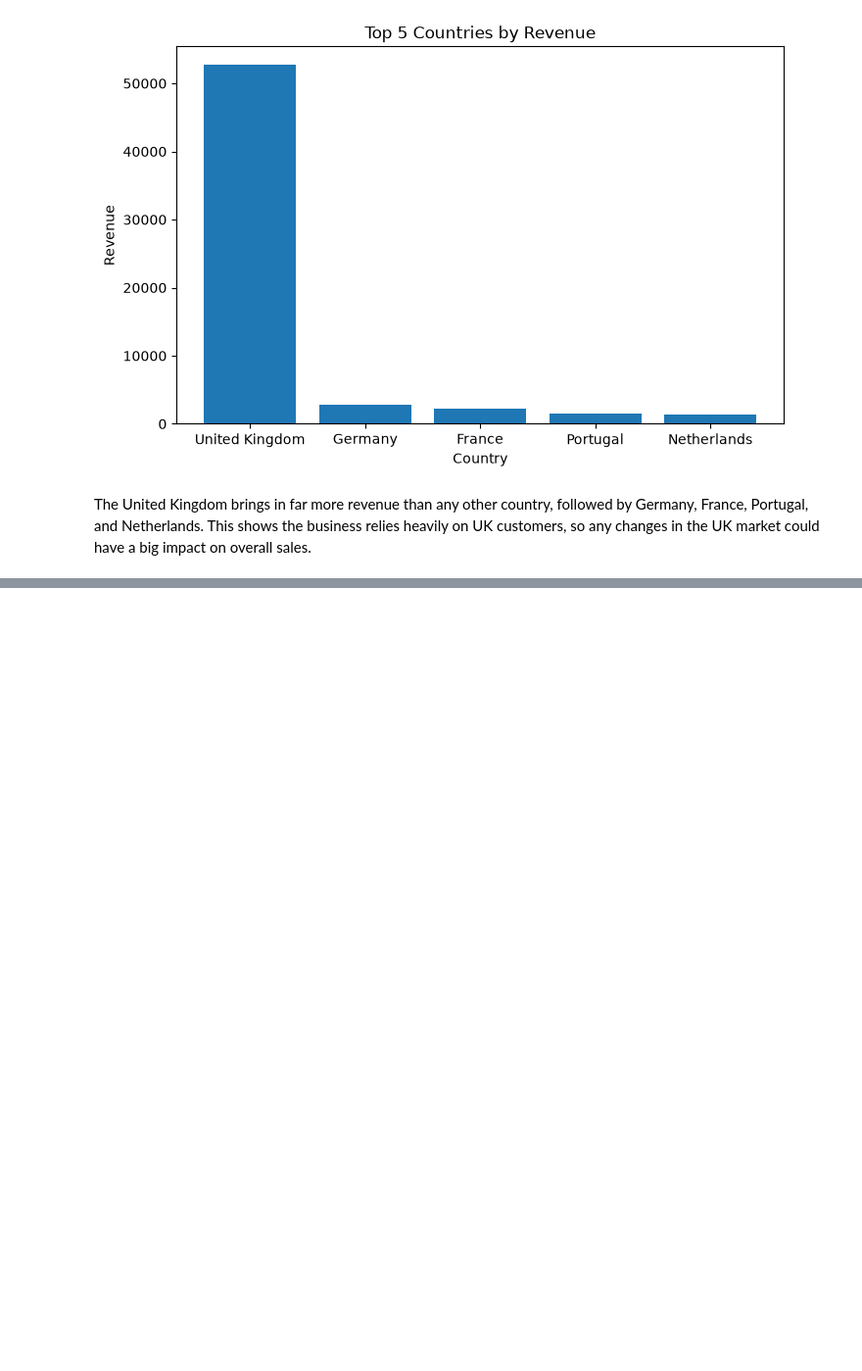
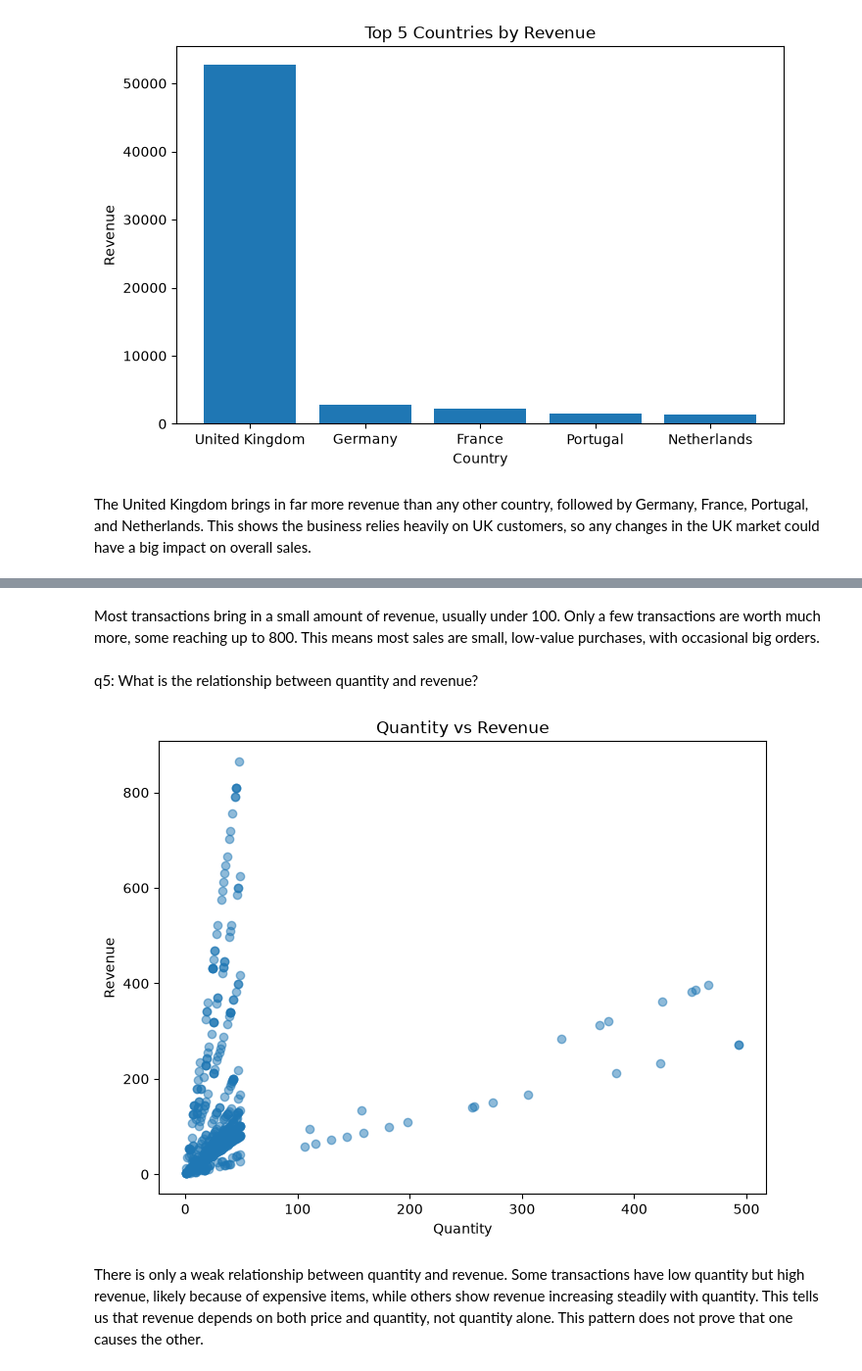
Before and after one commit to Emmanuel-Twumasi-Kwame-Yeboah/retail-sales-analysis, a Jupyter notebook: notebooks/05_visualization.ipynb, the cells around one changed output, grey strips where cells are left out. Shown at 98% size. Saved outputs shown, nothing was run; the diff lists cells and outputs as text; code cells hidden in the pictures; blank space fills up the shorter version.

```diff
--- a/notebooks/05_visualization.ipynb
+++ b/notebooks/05_visualization.ipynb
@@ -144,0 +156,15 @@ The United Kingdom brings in far more revenue than any other country, followed b
+# %% [markdown]
+Most transactions bring in a small amount of revenue, usually under 100. Only a few transactions are worth much more, some reaching up to 800. This means most sales are small, low-value purchases, with occasional big orders.
+# %% [markdown]
+q5: What is the relationship between quantity and revenue?
+# %%
+plt.figure(figsize=(8, 6))
+plt.scatter(df["Quantity"], df["Revenue"], alpha=0.5)
+plt.title("Quantity vs Revenue")
+plt.xlabel("Quantity")
+plt.ylabel("Revenue")
+plt.show()
+# %% [output]
+[figure, added]
+# %% [markdown]
+There is only a weak relationship between quantity and revenue. Some transactions have low quantity but high revenue, likely because of expensive items, while others show revenue increasing steadily with quantity. This tells us that revenue depends on both price and quantity, not quantity alone. This pattern does not prove that one causes the other.
```
Also changed, not shown: parts of 2 cells of this notebook.
